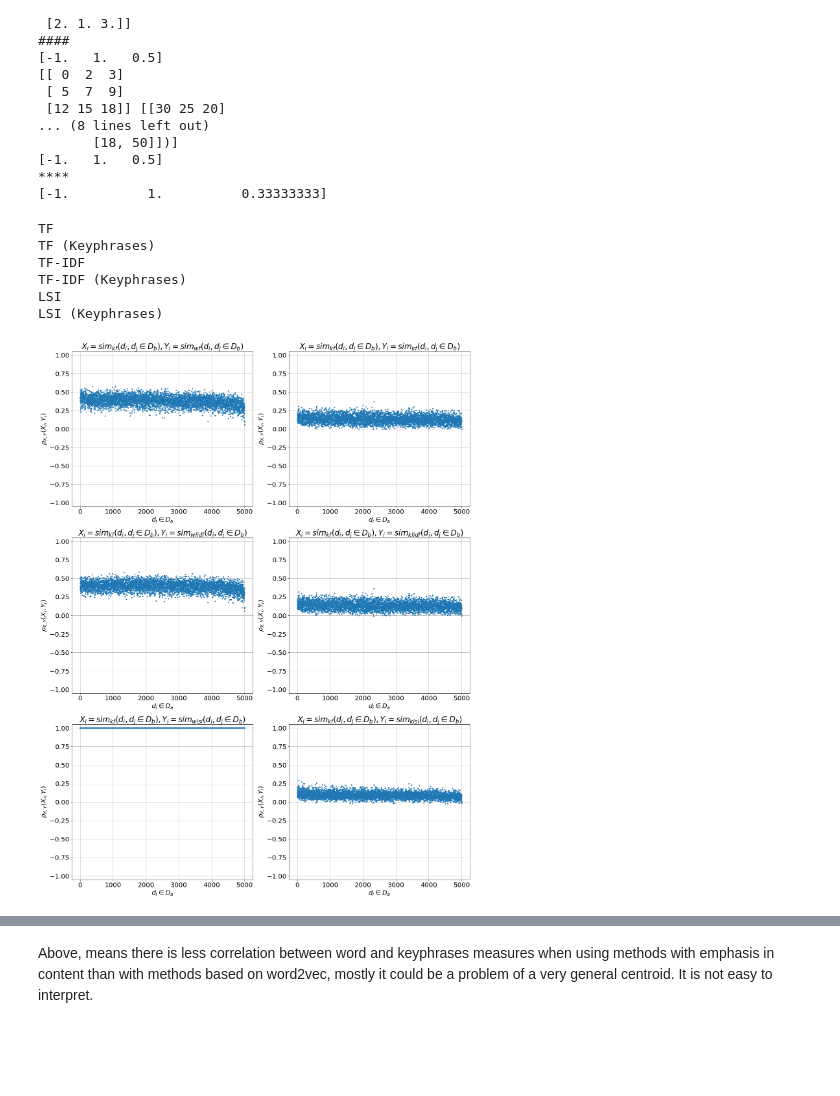
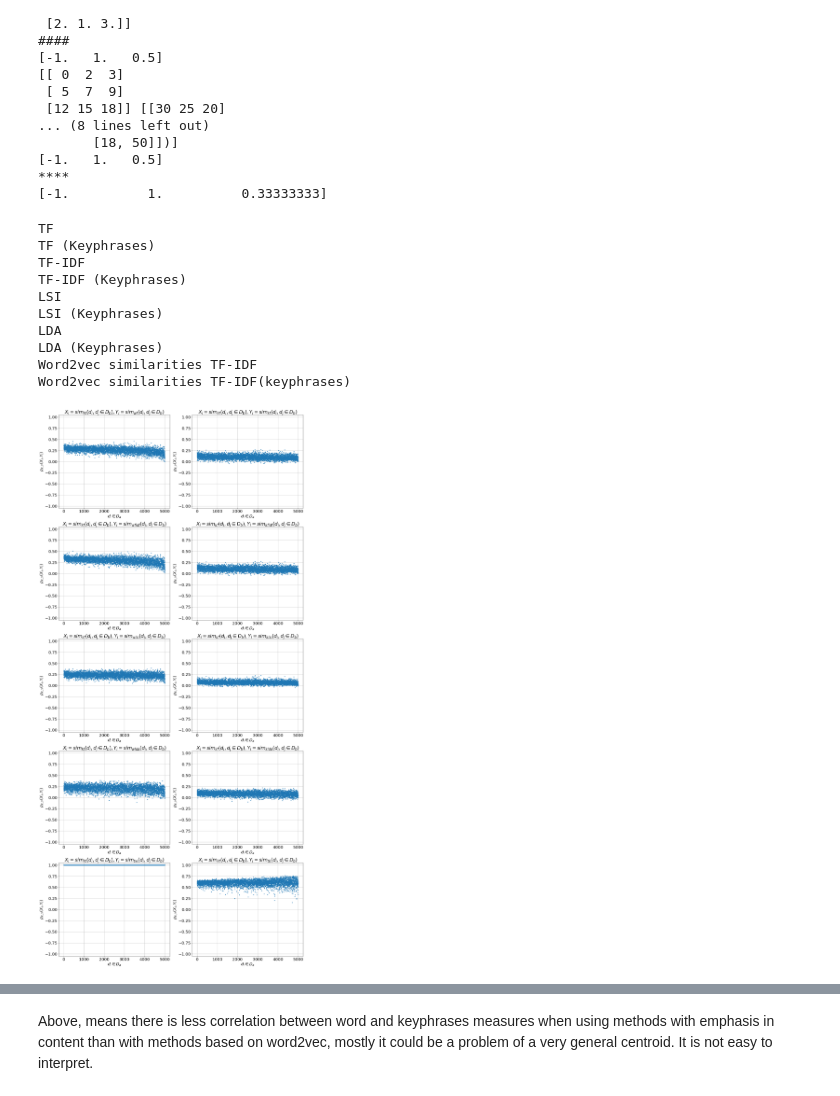
Before and after one commit to sdhdez/article-similarity, a Jupyter notebook: notebooks/measures-zero/03a-load-matrices-bow-bok.ipynb, the cells around one changed output, grey strips where cells are left out. Cells and saved outputs as stored; diff of their text form; code cells hidden in the pictures; blank space fills up the shorter version.

```diff
--- a/notebooks/measures-zero/03a-load-matrices-bow-bok.ipynb
+++ b/notebooks/measures-zero/03a-load-matrices-bow-bok.ipynb
@@ -126,5 +152,5 @@ Means to order matrices
 # %%
-m_ref = m_lsi
+m_ref = m_word2vec
 # m_ref = m_tf_kps
 # m_ref = m_tf_idf_kps
 
@@ -154,6 +180,14 @@ m_tf_idf_kps = m_tf_idf_kps[ordered_indices_m,:][:,ordered_indices_n]
 # LSI
 m_lsi = m_lsi[ordered_indices_m,:][:,ordered_indices_n]
 m_lsi_kps = m_lsi_kps[ordered_indices_m,:][:,ordered_indices_n]
+
+# LDA
+m_lda = m_lda[ordered_indices_m,:][:,ordered_indices_n]
+m_lda_kps = m_lda_kps[ordered_indices_m,:][:,ordered_indices_n]
+
+# word2vec
+m_word2vec = m_word2vec[ordered_indices_m,:][:,ordered_indices_n]
+m_word2vec_kps = m_word2vec_kps[ordered_indices_m,:][:,ordered_indices_n]
 # %%
 matrices = [
     (m_tf, "TF", "$sim_{wf}(d_i, d_j)$"),
@@ -161,7 +195,11 @@ matrices = [
     (m_tf_idf, "TF-IDF", "$sim_{wfidf}(d_i, d_j)$"),
     (m_tf_idf_kps, "TF-IDF (Keyphrases)", "$sim_{kfidf}(d_i, d_j)$"),
     (m_lsi, "LSI", "$sim_{wlsi}(d_i, d_j)$"),
-    (m_lsi_kps, "LSI (Keyphrases)", "$sim_{klsi}(d_i, d_j)$")
+    (m_lsi_kps, "LSI (Keyphrases)", "$sim_{klsi}(d_i, d_j)$"),
+    (m_lda, "LDA", "$sim_{wlda}(d_i, d_j)$"),
+    (m_lda_kps, "LDA (Keyphrases)", "$sim_{klda}(d_i, d_j)$"),
+    (m_word2vec, "Word2vec similarities TF-IDF", "$sim_{tw}(d_i, d_j)$"),
+    (m_word2vec_kps, "Word2vec similarities TF-IDF(keyphrases)", "$sim_{tk}(d_i, d_j)$")
 ]
 # %%
 m_ref_name = matrices[1][2]
@@ -172,7 +210,7 @@ import matplotlib.cm as cm
 from mpl_toolkits.axes_grid1 import make_axes_locatable
 
 plt.rcParams["figure.figsize"] = (16,16)
-mpl.rcParams['figure.dpi']= 300
+mpl.rcParams['figure.dpi']= 250
 mpl.rcParams['image.cmap'] = 'viridis'
 mpl.rcParams['image.interpolation'] = 'none'
 mpl.rcParams['image.lut'] = 2
@@ -312,40 +350,44 @@ nrows = int(np.ceil(len(matrices)/2))
 ncols = 2
 
 mpl.rcParams.update({'font.size': 20})
-fig, axes = plt.subplots(nrows=nrows, ncols=ncols, figsize=(22, 30))
+fig, axes = plt.subplots(nrows=nrows, ncols=ncols, figsize=(22, 50))
 # fig.suptitle("Stats")
 
 X = m_ref
 matrices_iter = iter(matrices)
 for i in range(0, nrows):
     for j in range(0, ncols):
         matrix, title, title2 = next(matrices_iter)
         Y = matrix
         # data
         # axes[i][j].plot(cov(X, Y), '.')
         # axes[i][j].plot(spearman(X, Y), '.')
         axes[i][j].plot(kendall(X, Y), '.')
         # axes[i][j].plot(spearman2(X, Y), '.')
         # axes[i][j].plot(pearson(X, Y), '.')
         axes[i][j].set_ylim([-1.05, 1.05])
         print(title)
         title_fmt = r'X_i = ' + m_ref_name + r', Y_i = ' + title2
         title_fmt = r'$' + title_fmt.replace("d_j", "d_j \in D_b").replace("$", "") + r'$'
         # print(title_fmt)
         axes[i][j].set_title(title_fmt)
         axes[i][j].set_xlabel(r'$d_i \in D_a$')
         axes[i][j].set_ylabel(r'$\rho_{X, Y}(X_i, Y_i)$')
         # axes[i][j].set_ylabel(r'$\rho_{X, Y}(' + m_ref_name + ', ' + title2.replace(r"$", "") +')$')
         axes[i][j].grid(True)
 plt.show()
 # %% [output]
 TF
 TF (Keyphrases)
 TF-IDF
 TF-IDF (Keyphrases)
 LSI
 LSI (Keyphrases)
+LDA
+LDA (Keyphrases)
+Word2vec similarities TF-IDF
+Word2vec similarities TF-IDF(keyphrases)
-[figure, old version]
+[figure, new version]
 # %%
 nrows = int(np.ceil(len(matrices)/4))
 ncols = 2
```
Also changed, not shown: parts of 11 cells of this notebook, 10 other files.
